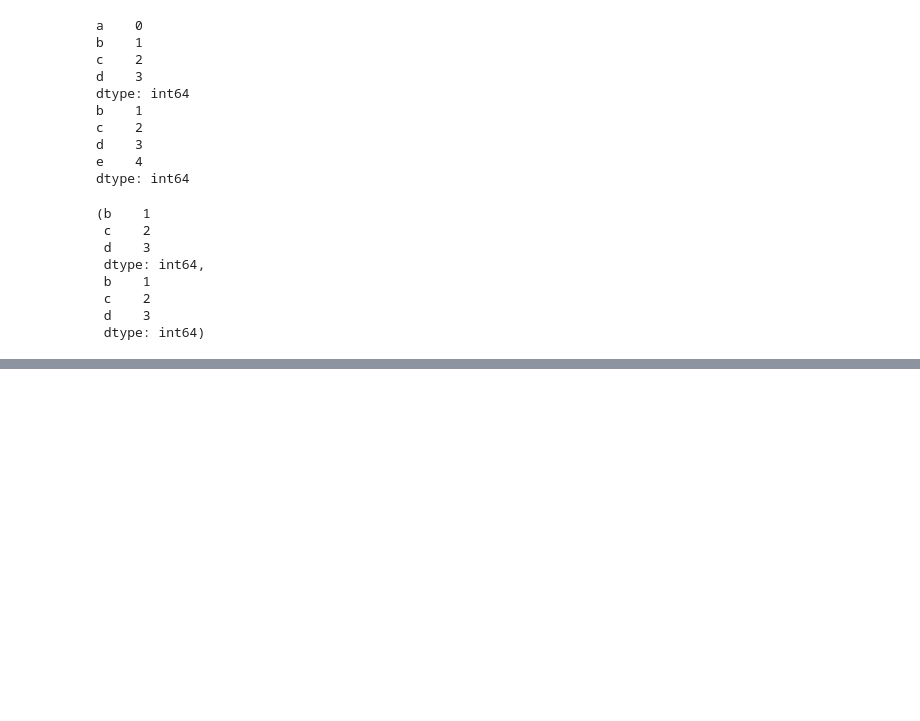
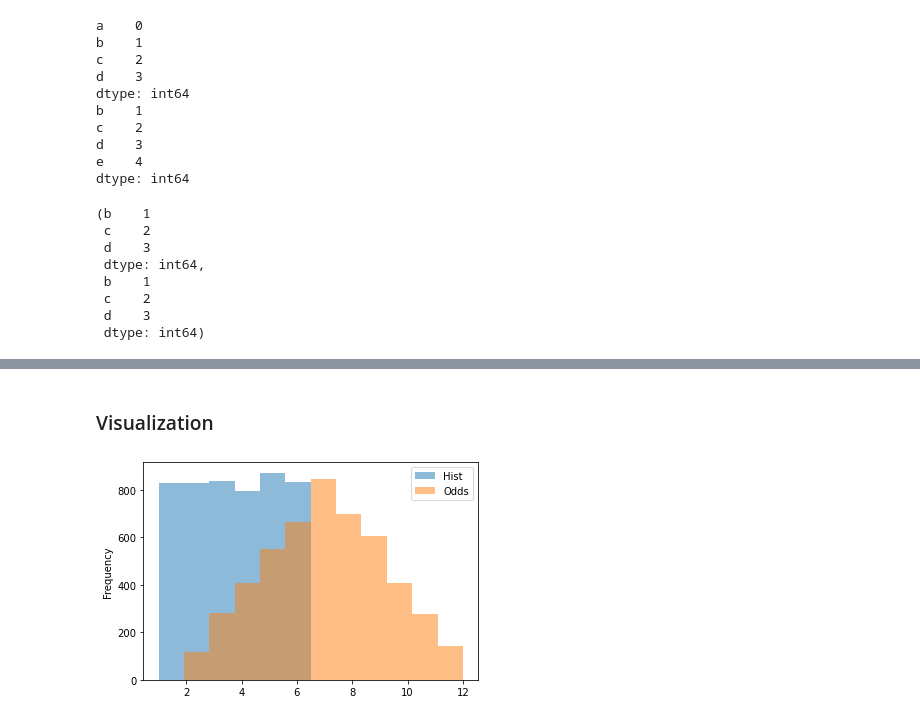
Before and after one commit to Lupercio421/udemy_python_bootcamp, a Jupyter notebook: section_46.ipynb, the cells around one changed output, grey strips where cells are left out. Drawn from its saved outputs; the diff is of its cells as text; code cells hidden in the pictures; blank space fills up the shorter version.

```diff
--- a/section_46.ipynb
+++ b/section_46.ipynb
@@ -781,0 +909,2 @@ df_6.rename(columns={'C': 'Men', 'D': 'Women', 'E': 'Pets'},
+# %% [markdown]
+### Visualization
@@ -781,0 +925,9 @@ df_6.rename(columns={'C': 'Men', 'D': 'Women', 'E': 'Pets'},
+# %%
+df_dice = pd.DataFrame(
+    np.random.randint(1, 7, 5000),
+    columns = ['Hist'])
+df_dice['Odds'] = df_dice['Hist'] + np.random.randint(1,7,5000)
+# Alpha decreases the opacity in the chart
+ax = df_dice.plot.hist(bins = 12, alpha = 0.5)
+# %% [output]
+[figure, added]
```
Also changed, not shown: parts of 27 cells of this notebook.
